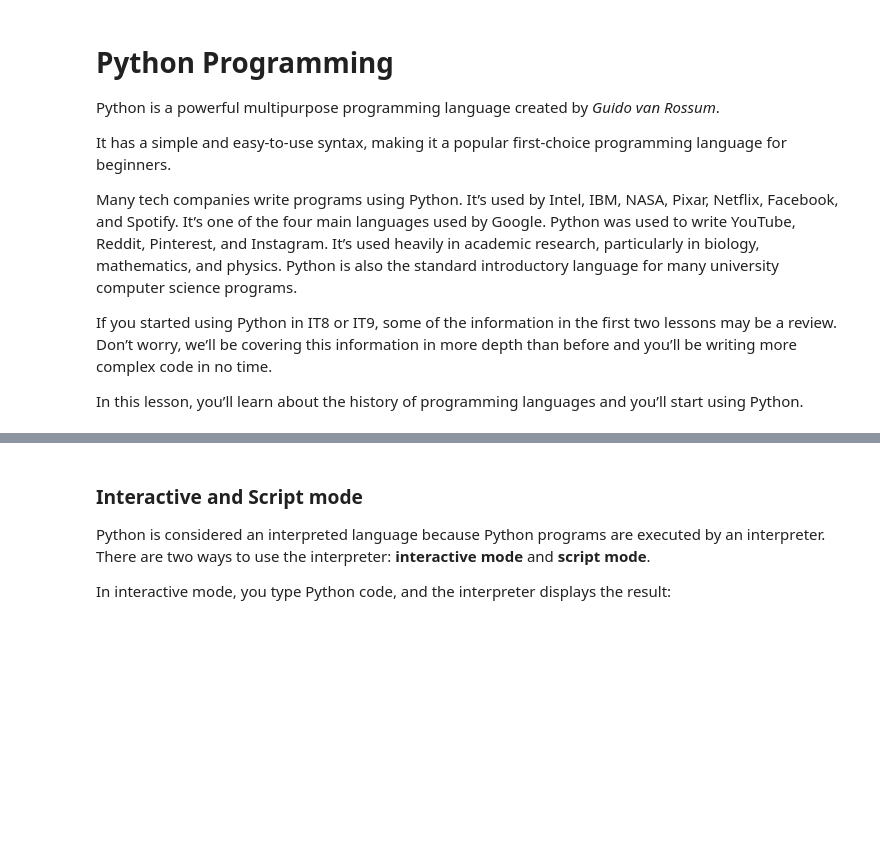
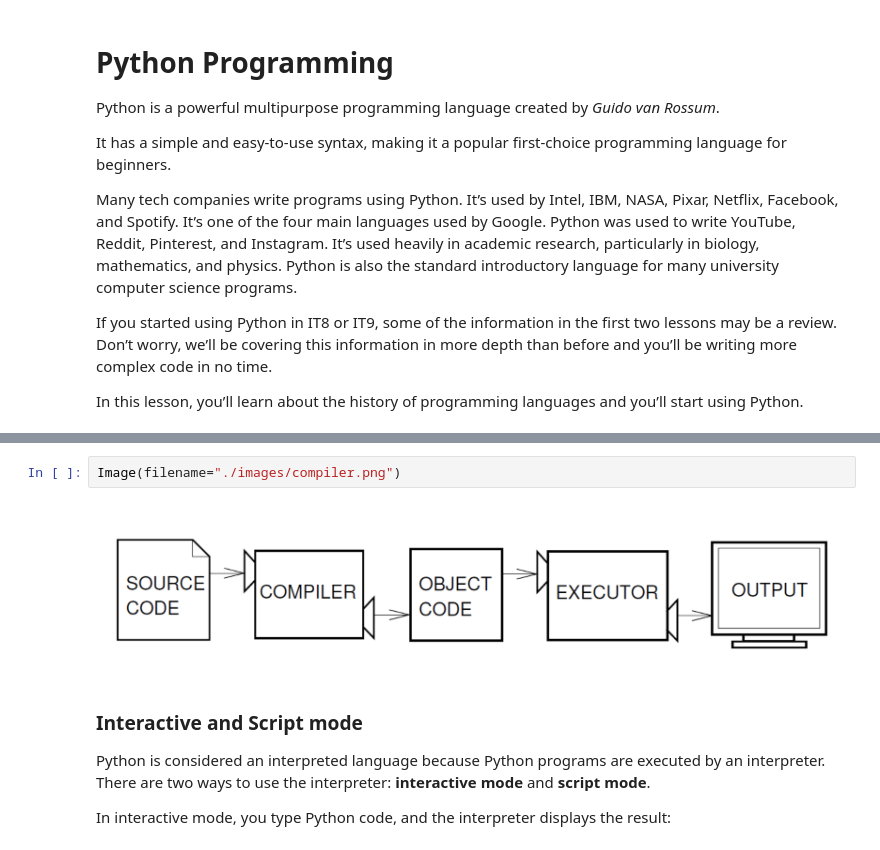
Before and after one commit to teaghan/CS10, a Jupyter notebook: Unit4_Lesson1.ipynb, the cells around one changed output, grey strips where cells are left out. Cells and saved outputs as stored; diff of their text form; blank space fills up the shorter version.

```diff
--- a/Unit4_Lesson1.ipynb
+++ b/Unit4_Lesson1.ipynb
@@ -64,3 +65,7 @@ Once a program is compiled, you can execute it repeatedly without further transl
+# %%
+Image(filename="./images/compiler.png")
+# %% [output]
+[figure, added]
 # %% [markdown]
 ### Interactive and Script mode
 
```
Also changed, not shown: parts of 24 cells of this notebook, 30 other files.
